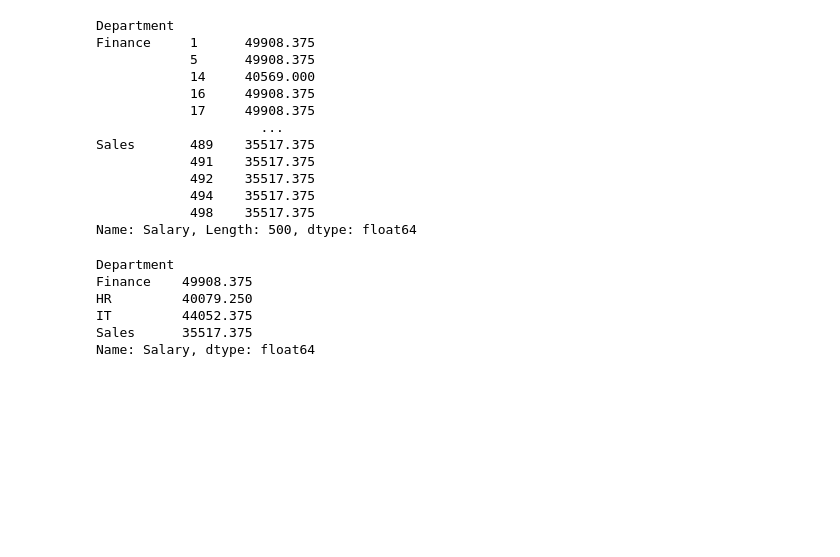
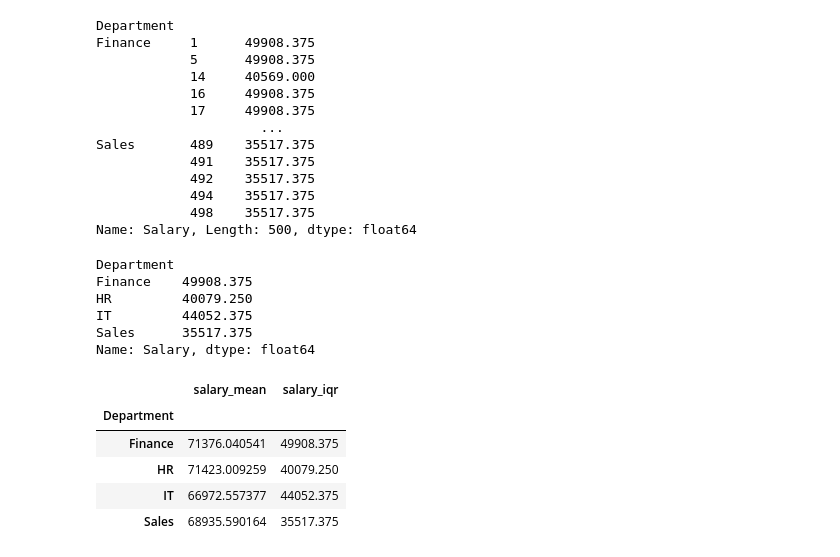
Before and after one commit to prajwalwadhai/Python, a Jupyter notebook: 0000000000015147/Pandas 3 Prajwal.ipynb, the cells around one changed output. Saved outputs shown, nothing was run; the diff lists cells and outputs as text; code cells hidden in the pictures; blank space fills up the shorter version.

```diff
--- a/0000000000015147/Pandas 3 Prajwal.ipynb
+++ b/0000000000015147/Pandas 3 Prajwal.ipynb
@@ -745,10 +745,10 @@ def cap_num(ds):
 ds = df.loc[df['Department'] == 'Sales', 'Salary']
 # %%
 # Write a function to return the IQR of each group's Salary
-def iqr_write(ds):
-   return 1.5*(ds.quantile(0.75) - ds.quantile(0.25))
+def iqr(ds):
+    return 1.5*(ds.quantile(0.75) - ds.quantile(0.25))
 
-df_large.groupby('Department')['Salary'].apply(iqr_write)
+df_large.groupby('Department')['Salary'].apply(iqr)
 # %% [output]
 Department
 Finance    49908.375
@@ -756,3 +756,13 @@ HR         40079.250
 IT         44052.375
 Sales      35517.375
 Name: Salary, dtype: float64
+# %%
+#another way to solve same question
+df_large.groupby('Department').agg(salary_mean = ('Salary', 'mean'), salary_iqr = ('Salary', iqr))
+# %% [output]
+|  | salary_mean | salary_iqr |
+| Department |  |  |
+| Finance | 71376.040541 | 49908.375 |
+| HR | 71423.009259 | 40079.250 |
+| IT | 66972.557377 | 44052.375 |
+| Sales | 68935.590164 | 35517.375 |
```
Also changed, not shown: parts of 11 cells of this notebook, 1 other file.
